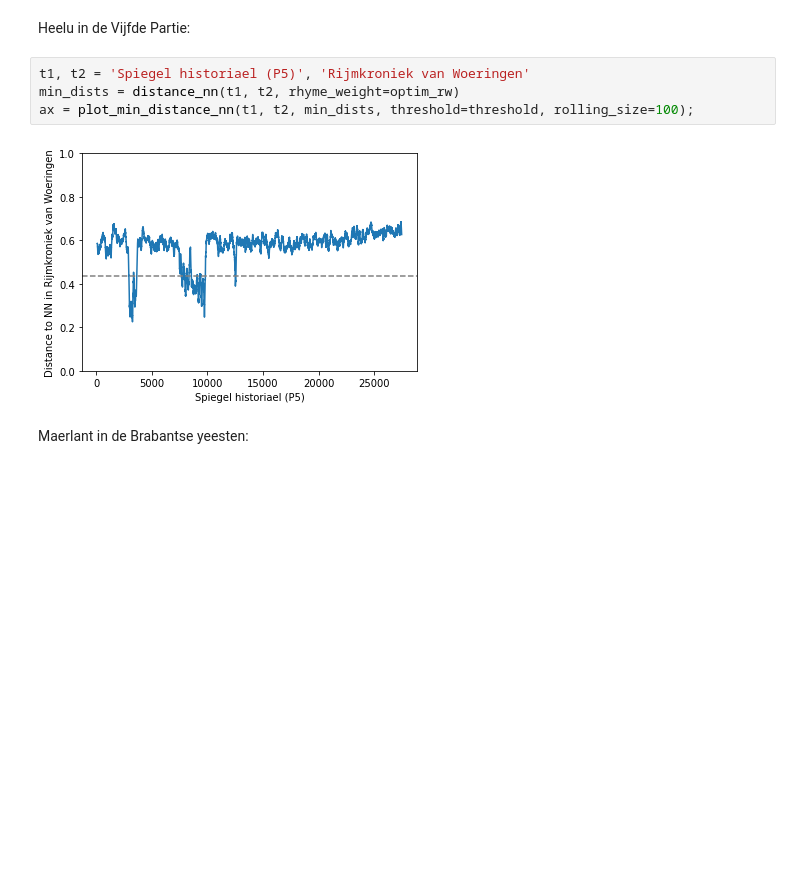
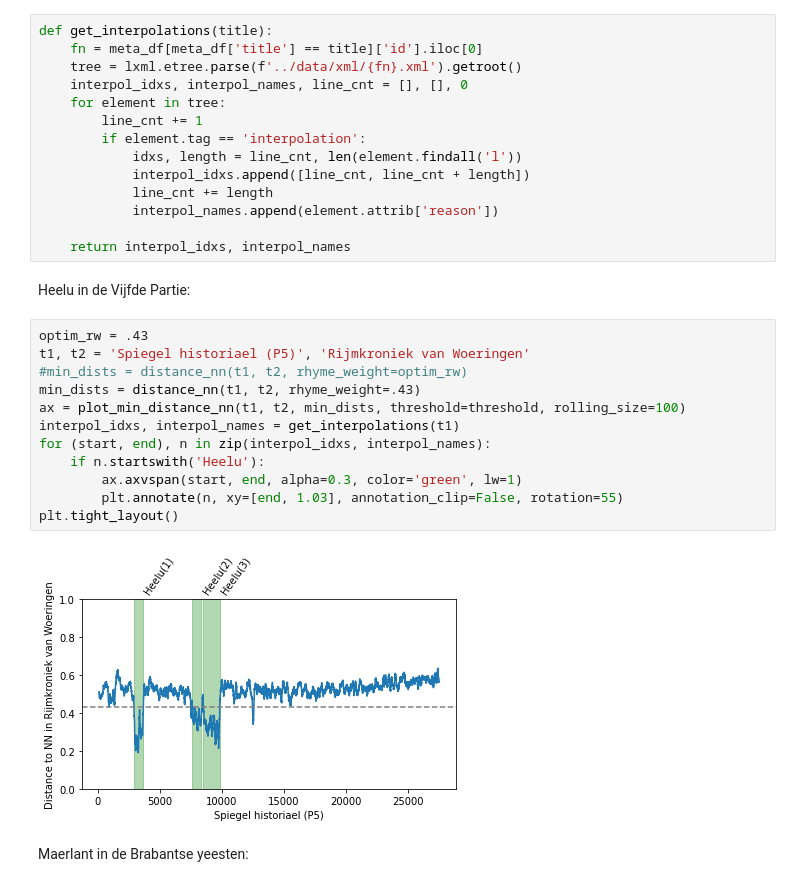
Before and after one commit to mikekestemont/zwerfverzen, a Jupyter notebook: notebooks/intertext.ipynb, the cells around one changed output. Drawn from its saved outputs; the diff is of its cells as text; blank space fills up the shorter version.

```diff
--- a/notebooks/intertext.ipynb
+++ b/notebooks/intertext.ipynb
@@ -433,14 +450,36 @@ rolling_size, threshold = 1000, 1 - max_f1_th
 print(threshold)
 # %% [output]
 0.43762670553485417
+# %%
+def get_interpolations(title):
+    fn = meta_df[meta_df['title'] == title]['id'].iloc[0]
+    tree = lxml.etree.parse(f'../data/xml/{fn}.xml').getroot()
+    interpol_idxs, interpol_names, line_cnt = [], [], 0
+    for element in tree:
+        line_cnt += 1
+        if element.tag == 'interpolation':
+            idxs, length = line_cnt, len(element.findall('l'))
+            interpol_idxs.append([line_cnt, line_cnt + length])
+            line_cnt += length
+            interpol_names.append(element.attrib['reason'])
+
+    return interpol_idxs, interpol_names
 # %% [markdown]
 Heelu in de Vijfde Partie:
 # %%
+optim_rw = .43
 t1, t2 = 'Spiegel historiael (P5)', 'Rijmkroniek van Woeringen'
-min_dists = distance_nn(t1, t2, rhyme_weight=optim_rw)
-ax = plot_min_distance_nn(t1, t2, min_dists, threshold=threshold, rolling_size=100);
+#min_dists = distance_nn(t1, t2, rhyme_weight=optim_rw)
+min_dists = distance_nn(t1, t2, rhyme_weight=.43)
+ax = plot_min_distance_nn(t1, t2, min_dists, threshold=threshold, rolling_size=100)
+interpol_idxs, interpol_names = get_interpolations(t1)
+for (start, end), n in zip(interpol_idxs, interpol_names):
+    if n.startswith('Heelu'):
+        ax.axvspan(start, end, alpha=0.3, color='green', lw=1)
+        plt.annotate(n, xy=[end, 1.03], annotation_clip=False, rotation=55)
+plt.tight_layout()
 # %% [output]
-[figure, old version]
+[figure, new version]
 # %% [markdown]
 Maerlant in de Brabantse yeesten:
 # %%
```
Also changed, not shown: parts of 5 cells of this notebook.
